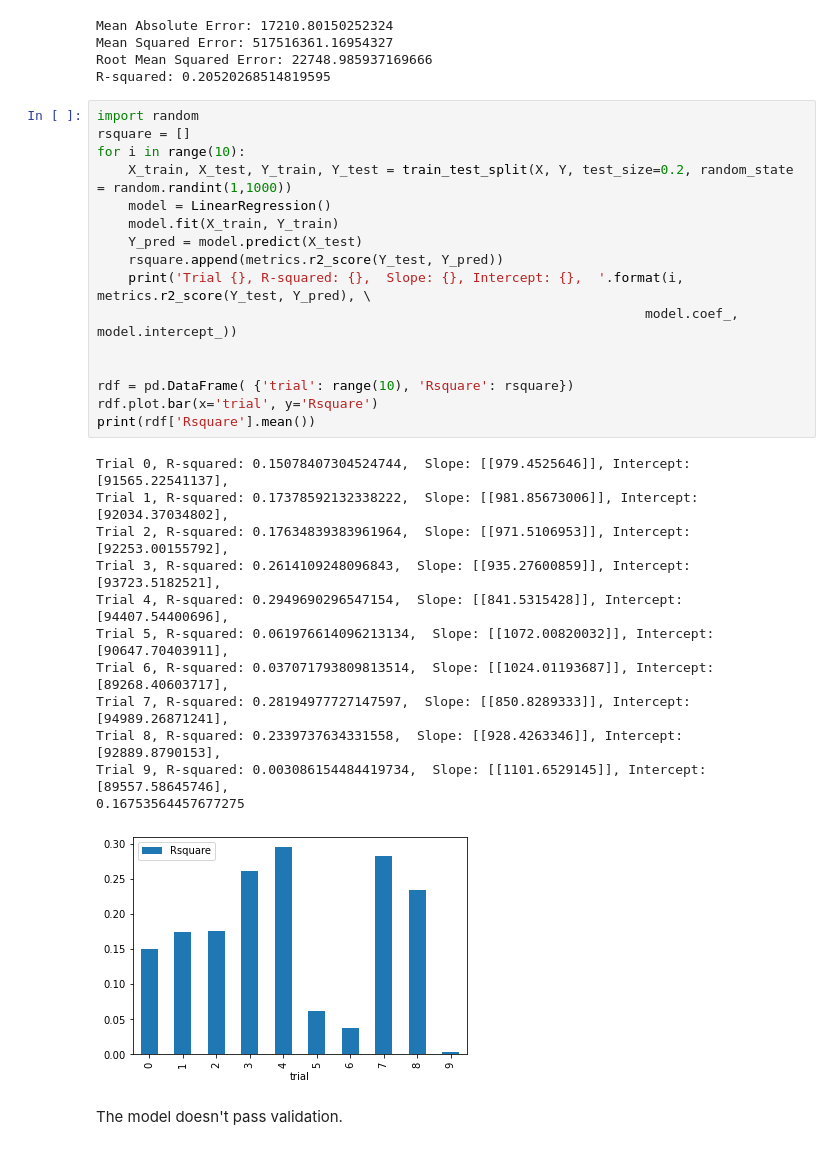
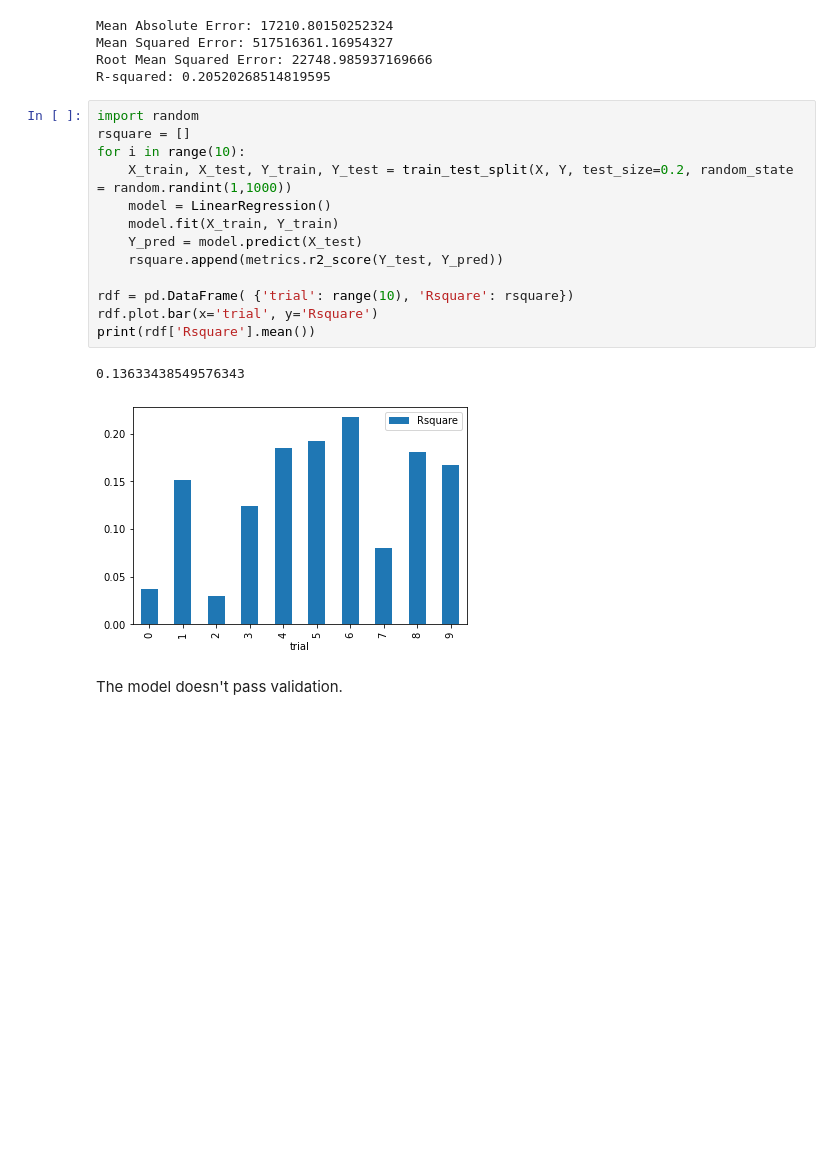
Before and after one commit to sethjmarcus/381-Data-Analytics, a Jupyter notebook: Notebooks/DA_HW_2_Jason_Brandwein.ipynb, the cells around one changed output. Drawn from its saved outputs; the diff is of its cells as text; blank space fills up the shorter version.

```diff
--- a/Notebooks/DA_HW_2_Jason_Brandwein.ipynb
+++ b/Notebooks/DA_HW_2_Jason_Brandwein.ipynb
@@ -296,32 +296,19 @@ R-squared: 0.20520268514819595
 # %%
 import random
 rsquare = []
 for i in range(10):
     X_train, X_test, Y_train, Y_test = train_test_split(X, Y, test_size=0.2, random_state = random.randint(1,1000))
     model = LinearRegression()
     model.fit(X_train, Y_train)
     Y_pred = model.predict(X_test)
     rsquare.append(metrics.r2_score(Y_test, Y_pred))
-    print('Trial {}, R-squared: {},  Slope: {}, Intercept: {},  '.format(i, metrics.r2_score(Y_test, Y_pred), \
-                                                                      model.coef_, model.intercept_))
-
 
 rdf = pd.DataFrame( {'trial': range(10), 'Rsquare': rsquare})
 rdf.plot.bar(x='trial', y='Rsquare')
 print(rdf['Rsquare'].mean())
 # %% [output]
-Trial 0, R-squared: 0.15078407304524744,  Slope: [[979.4525646]], Intercept: [91565.22541137],
-Trial 1, R-squared: 0.17378592132338222,  Slope: [[981.85673006]], Intercept: [92034.37034802],
-Trial 2, R-squared: 0.17634839383961964,  Slope: [[971.5106953]], Intercept: [92253.00155792],
-Trial 3, R-squared: 0.2614109248096843,  Slope: [[935.27600859]], Intercept: [93723.5182521],
-Trial 4, R-squared: 0.2949690296547154,  Slope: [[841.5315428]], Intercept: [94407.54400696],
-Trial 5, R-squared: 0.061976614096213134,  Slope: [[1072.00820032]], Intercept: [90647.70403911],
-Trial 6, R-squared: 0.037071793809813514,  Slope: [[1024.01193687]], Intercept: [89268.40603717],
-Trial 7, R-squared: 0.28194977727147597,  Slope: [[850.8289333]], Intercept: [94989.26871241],
-Trial 8, R-squared: 0.2339737634331558,  Slope: [[928.4263346]], Intercept: [92889.8790153],
-Trial 9, R-squared: 0.003086154484419734,  Slope: [[1101.6529145]], Intercept: [89557.58645746],
-0.16753564457677275
+0.13633438549576343
-[figure, old version]
+[figure, new version]
 # %% [markdown]
 The model doesn't pass validation.
 # %% [markdown]
```
Also changed, not shown: parts of 27 cells of this notebook.
